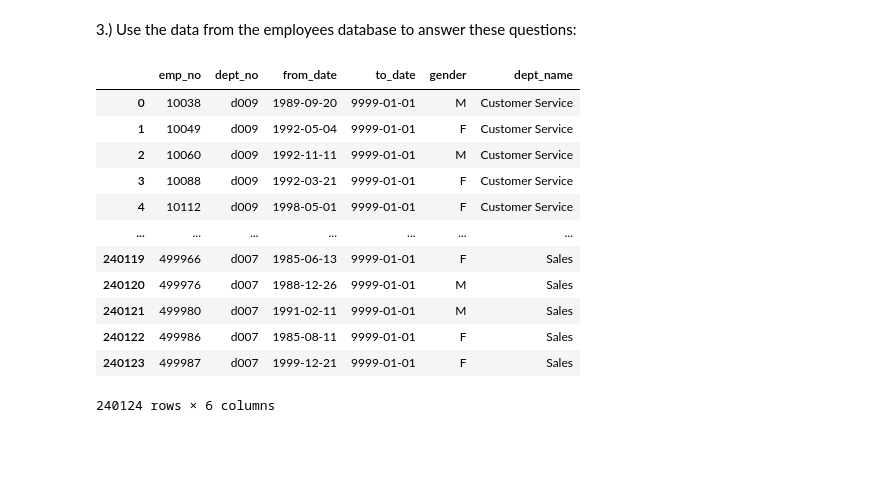
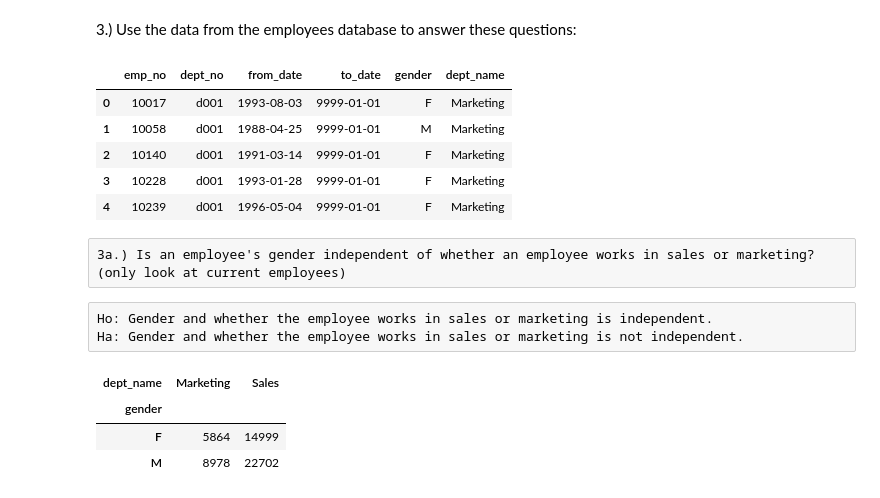
Before and after one commit to annah-vu/statistics-exercises, a Jupyter notebook: hypothesis_testing.ipynb, the cells around one changed output. Drawn from its saved outputs; the diff is of its cells as text; code cells hidden in the pictures; blank space fills up the shorter version.

```diff
--- a/hypothesis_testing.ipynb
+++ b/hypothesis_testing.ipynb
@@ -694,23 +694,23 @@ Reject null hypothesis, transmission and class type are not independent
 from env import get_db_url
 url = get_db_url('employees')
 # %%
-pd.read_sql("""select emp_no, dept_no, from_date, to_date, gender, dept_name
+employees = pd.read_sql("""select emp_no, dept_no, from_date, to_date, gender, dept_name
 from dept_emp
 join employees using(emp_no)
 join departments using(dept_no)
-where to_date > curdate()
+where to_date > curdate() and dept_name IN ('Sales', 'Marketing')
 """,url)
-# %% [output]
-|  | emp_no | dept_no | from_date | to_date | gender | dept_name |
-| 0 | 10038 | d009 | 1989-09-20 | 9999-01-01 | M | Customer Service |
-| 1 | 10049 | d009 | 1992-05-04 | 9999-01-01 | F | Customer Service |
-| 2 | 10060 | d009 | 1992-11-11 | 9999-01-01 | M | Customer Service |
-| 3 | 10088 | d009 | 1992-03-21 | 9999-01-01 | F | Customer Service |
-| 4 | 10112 | d009 | 1998-05-01 | 9999-01-01 | F | Customer Service |
-| ... | ... | ... | ... | ... | ... | ... |
-| 240119 | 499966 | d007 | 1985-06-13 | 9999-01-01 | F | Sales |
-| 240120 | 499976 | d007 | 1988-12-26 | 9999-01-01 | M | Sales |
-| 240121 | 499980 | d007 | 1991-02-11 | 9999-01-01 | M | Sales |
-| 240122 | 499986 | d007 | 1985-08-11 | 9999-01-01 | F | Sales |
-| 240123 | 499987 | d007 | 1999-12-21 | 9999-01-01 | F | Sales |
-240124 rows × 6 columns
+# %%
+employees.head()
+# %% [output]
+|  | emp_no | dept_no | from_date | to_date | gender | dept_name |
+| 0 | 10017 | d001 | 1993-08-03 | 9999-01-01 | F | Marketing |
+| 1 | 10058 | d001 | 1988-04-25 | 9999-01-01 | M | Marketing |
+| 2 | 10140 | d001 | 1991-03-14 | 9999-01-01 | F | Marketing |
+| 3 | 10228 | d001 | 1993-01-28 | 9999-01-01 | F | Marketing |
+| 4 | 10239 | d001 | 1996-05-04 | 9999-01-01 | F | Marketing |
+# %% [raw]
+3a.) Is an employee's gender independent of whether an employee works in sales or marketing? (only look at current employees)
+# %% [raw]
+Ho: Gender and whether the employee works in sales or marketing is independent.
+Ha: Gender and whether the employee works in sales or marketing is not independent.
@@ -716,0 +719,7 @@ where to_date > curdate()
+# %%
+observed
+# %% [output]
+| dept_name | Marketing | Sales |
+| gender |  |  |
+| F | 5864 | 14999 |
+| M | 8978 | 22702 |
```
Also changed, not shown: parts of 16 cells of this notebook.
